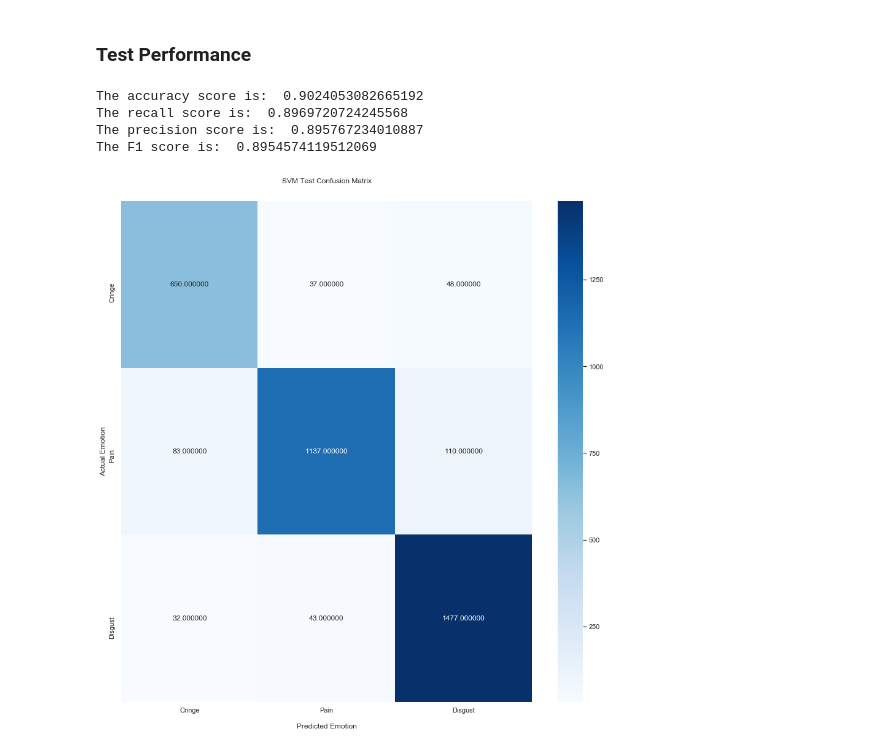
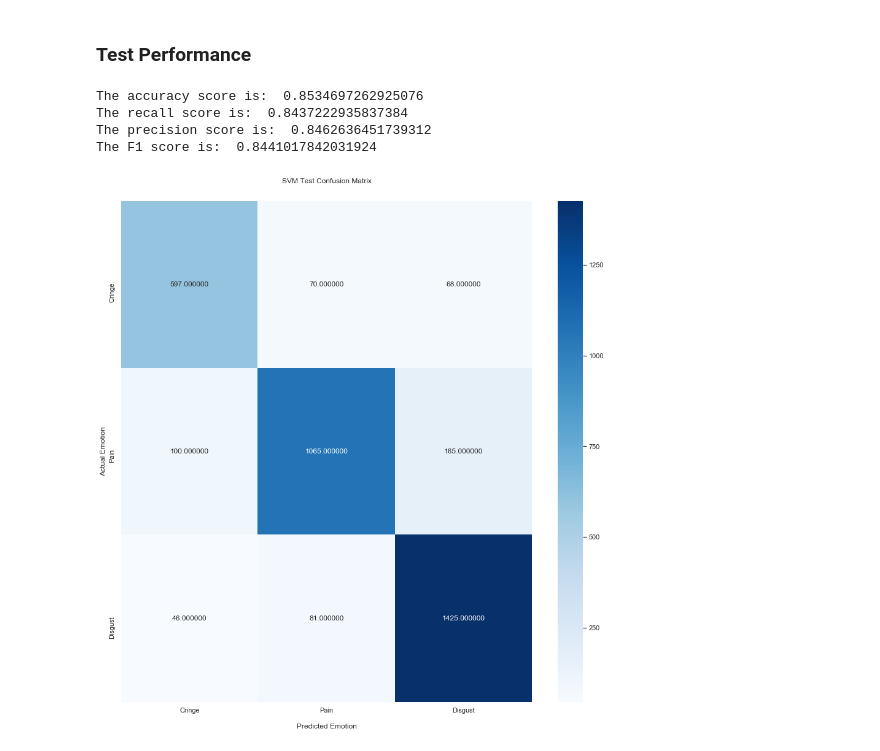
Before and after one commit to ravjotb/419Project, a Jupyter notebook: CringevsPainvsDisgust.ipynb, the cells around one changed output. Drawn from its saved outputs; the diff is of its cells as text; code cells hidden in the pictures.

```diff
--- a/CringevsPainvsDisgust.ipynb
+++ b/CringevsPainvsDisgust.ipynb
@@ -352,7 +358,7 @@ The average f1 score is:  0.8902974616076356
 ### Test Performance
 # %%
 # Performance on Test Data
-model = svm.SVC(C=10, kernel='rbf', decision_function_shape='ovo', gamma='auto')
+model = svm.SVC(C=10, kernel='poly', decision_function_shape='ovo', gamma='auto')
 
 model.fit(trainDF, train_labels)
 results = model.predict(testDF)
@@ -360,35 +366,35 @@ results = model.predict(testDF)
 test_accuracy = metrics.accuracy_score(test_labels, results)
 test_recall = metrics.recall_score(test_labels, results, average="macro")
 test_precision = metrics.precision_score(test_labels, results, average="macro")
 test_f1score =  metrics.f1_score(test_labels, results, average="macro")
 test_confusion = metrics.confusion_matrix(test_labels, results)
 
 print("The accuracy score is: ", test_accuracy)
 print("The recall score is: ", test_recall)
 print("The precision score is: ", test_precision)
 print("The F1 score is: ", test_f1score)
 # Code below used from https://www.stackvidhya.com/plot-confusion-matrix-in-python-and-why/#:~:text=import%20seaborn%20as%20sns%0Aimport,the%20Confusion%20Matrix.%0Aplt.show()
 sns.set(rc = {'figure.figsize':(15,15)})
 ax = sns.heatmap(test_confusion, fmt="f", annot=True, cmap='Blues')
 
 ax.set_title('SVM Test Confusion Matrix\n\n');
 ax.set_xlabel('\nPredicted Emotion')
 ax.set_ylabel('Actual Emotion');
 
 ## Ticket labels - List must be in alphabetical order
 ax.xaxis.set_ticklabels(matrix_labels)
 ax.yaxis.set_ticklabels(matrix_labels)
 
 # fix for mpl bug that cuts off top/bottom of seaborn viz https://github.com/mwaskom/seaborn/issues/1773
 b, t = plt.ylim() # discover the values for bottom and top
 b += 0.5 # Add 0.5 to the bottom
 t -= 0.5 # Subtract 0.5 from the top
 plt.ylim(b, t) # update the ylim(bottom, top) values
 ## Display the visualization of the Confusion Matrix.
 plt.show()
 # %% [output]
-The accuracy score is:  0.9024053082665192
-The recall score is:  0.8969720724245568
-The precision score is:  0.895767234010887
-The F1 score is:  0.8954574119512069
+The accuracy score is:  0.8534697262925076
+The recall score is:  0.8437222935837384
+The precision score is:  0.8462636451739312
+The F1 score is:  0.8441017842031924
-[figure, old version]
+[figure, new version]
```
Also changed, not shown: parts of 1 cell of this notebook.
